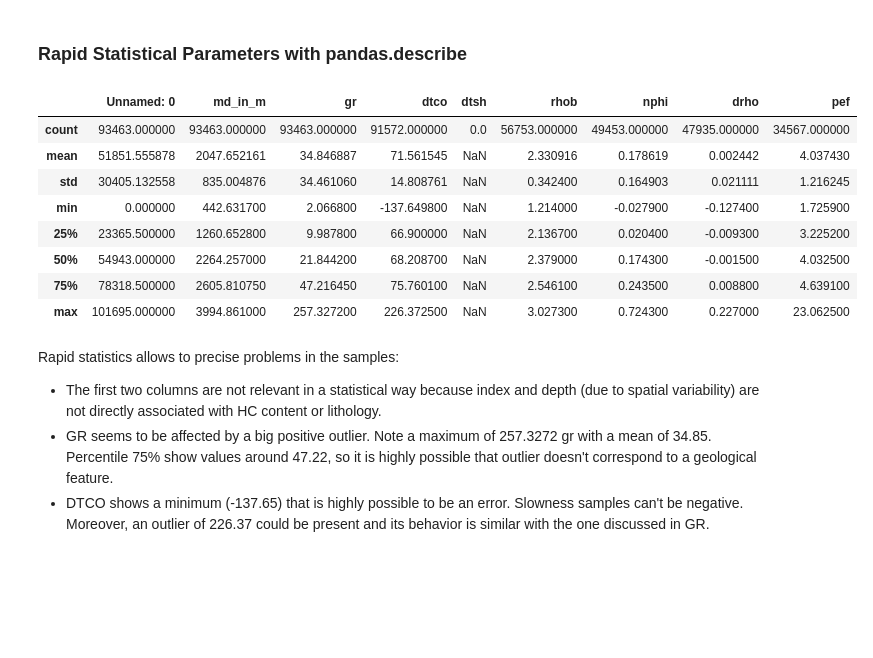
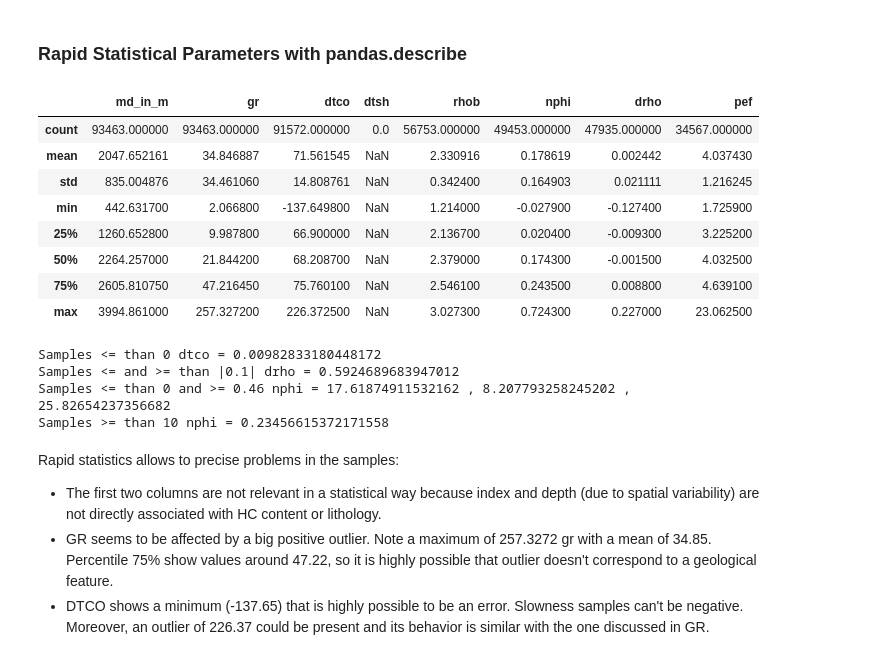
Before and after one commit to lsdR94/OpendTect_wells_to_PSQL, a Jupyter notebook: Data_Analysis.ipynb, the cells around one changed output. Drawn from its saved outputs; the diff is of its cells as text; code cells hidden in the pictures; blank space fills up the shorter version.

```diff
--- a/Data_Analysis.ipynb
+++ b/Data_Analysis.ipynb
@@ -205,17 +240,36 @@ This Dataframe contains enough information to develop a mathematical model for l
 # %% [markdown]
 ### Rapid Statistical Parameters with pandas.describe
 # %%
-sliced_logs.drop(columns="md_round2").describe()
+sliced_logs.drop(columns=["md_round2", "Unnamed: 0"]).describe()
 # %% [output]
-|  | Unnamed: 0 | md_in_m | gr | dtco | dtsh | rhob | nphi | drho | pef |
-| count | 93463.000000 | 93463.000000 | 93463.000000 | 91572.000000 | 0.0 | 56753.000000 | 49453.000000 | 47935.000000 | 34567.000000 |
-| mean | 51851.555878 | 2047.652161 | 34.846887 | 71.561545 | NaN | 2.330916 | 0.178619 | 0.002442 | 4.037430 |
-| std | 30405.132558 | 835.004876 | 34.461060 | 14.808761 | NaN | 0.342400 | 0.164903 | 0.021111 | 1.216245 |
-| min | 0.000000 | 442.631700 | 2.066800 | -137.649800 | NaN | 1.214000 | -0.027900 | -0.127400 | 1.725900 |
-| 25% | 23365.500000 | 1260.652800 | 9.987800 | 66.900000 | NaN | 2.136700 | 0.020400 | -0.009300 | 3.225200 |
-| 50% | 54943.000000 | 2264.257000 | 21.844200 | 68.208700 | NaN | 2.379000 | 0.174300 | -0.001500 | 4.032500 |
-| 75% | 78318.500000 | 2605.810750 | 47.216450 | 75.760100 | NaN | 2.546100 | 0.243500 | 0.008800 | 4.639100 |
-| max | 101695.000000 | 3994.861000 | 257.327200 | 226.372500 | NaN | 3.027300 | 0.724300 | 0.227000 | 23.062500 |
+|  | md_in_m | gr | dtco | dtsh | rhob | nphi | drho | pef |
+| count | 93463.000000 | 93463.000000 | 91572.000000 | 0.0 | 56753.000000 | 49453.000000 | 47935.000000 | 34567.000000 |
+| mean | 2047.652161 | 34.846887 | 71.561545 | NaN | 2.330916 | 0.178619 | 0.002442 | 4.037430 |
+| std | 835.004876 | 34.461060 | 14.808761 | NaN | 0.342400 | 0.164903 | 0.021111 | 1.216245 |
+| min | 442.631700 | 2.066800 | -137.649800 | NaN | 1.214000 | -0.027900 | -0.127400 | 1.725900 |
+| 25% | 1260.652800 | 9.987800 | 66.900000 | NaN | 2.136700 | 0.020400 | -0.009300 | 3.225200 |
+| 50% | 2264.257000 | 21.844200 | 68.208700 | NaN | 2.379000 | 0.174300 | -0.001500 | 4.032500 |
+| 75% | 2605.810750 | 47.216450 | 75.760100 | NaN | 2.546100 | 0.243500 | 0.008800 | 4.639100 |
+| max | 3994.861000 | 257.327200 | 226.372500 | NaN | 3.027300 | 0.724300 | 0.227000 | 23.062500 |
+# %%
+dtco1 = sliced_logs["dtco"].loc[(sliced_logs["dtco"] <= 0)].count()
+print("Samples <= than 0 dtco =", (dtco1) * 100 / 91572.000000)
+
+drho1 = sliced_logs["drho"].loc[(sliced_logs["drho"] <= -0.1)].count()
+drho2 = sliced_logs["drho"].loc[(sliced_logs["drho"] >= 0.1)].count()
+print("Samples <= and >= than |0.1| drho =", (drho1 + drho2) * 100 / 47935.000000)
+
+nphi1 = sliced_logs["nphi"].loc[(sliced_logs["nphi"] <= 0)].count()
+nphi2 = sliced_logs["nphi"].loc[(sliced_logs["nphi"] >= 0.46)].count()
+print(f"Samples <= than 0 and >= 0.46 nphi =", nphi1 * 100 / 49453.000000, "," ,nphi2 * 100 / 49453.000000, ",", (nphi1 + nphi2) * 100 / 49453.000000)
+
+pef1 = sliced_logs["pef"].loc[(sliced_logs["pef"] >= 10)].count()
+print(f"Samples >= than 10 nphi =", pef1 * 100 / 49453.000000)
+# %% [output]
+Samples <= than 0 dtco = 0.00982833180448172
+Samples <= and >= than |0.1| drho = 0.5924689683947012
+Samples <= than 0 and >= 0.46 nphi = 17.61874911532162 , 8.207793258245202 , 25.82654237356682
+Samples >= than 10 nphi = 0.23456615372171558
 # %% [markdown]
 Rapid statistics allows to precise problems in the samples:
 - The first two columns are not relevant in a statistical way because index and depth (due to spatial variability) are not directly associated with HC content or lithology.
```
Also changed, not shown: parts of 18 cells of this notebook.
